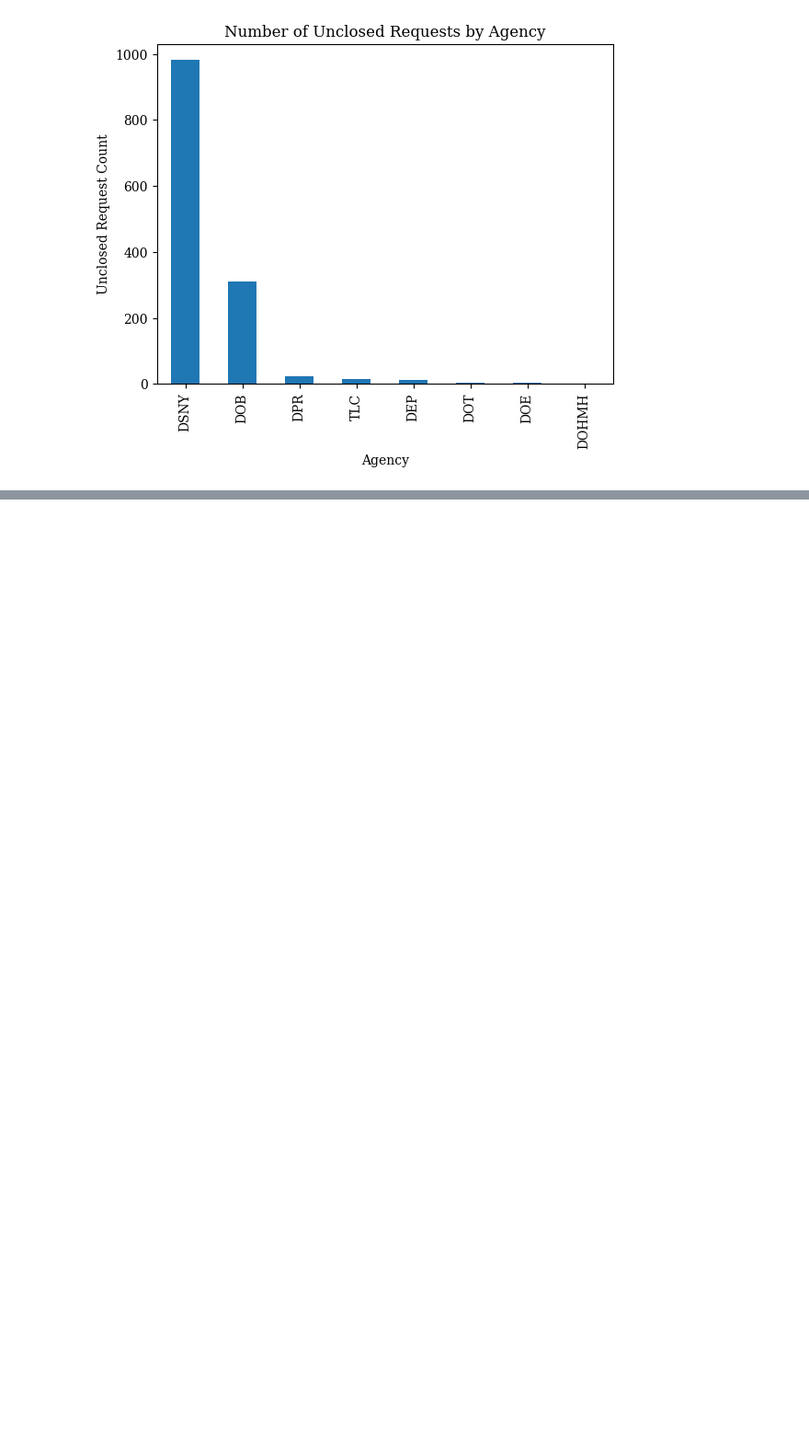
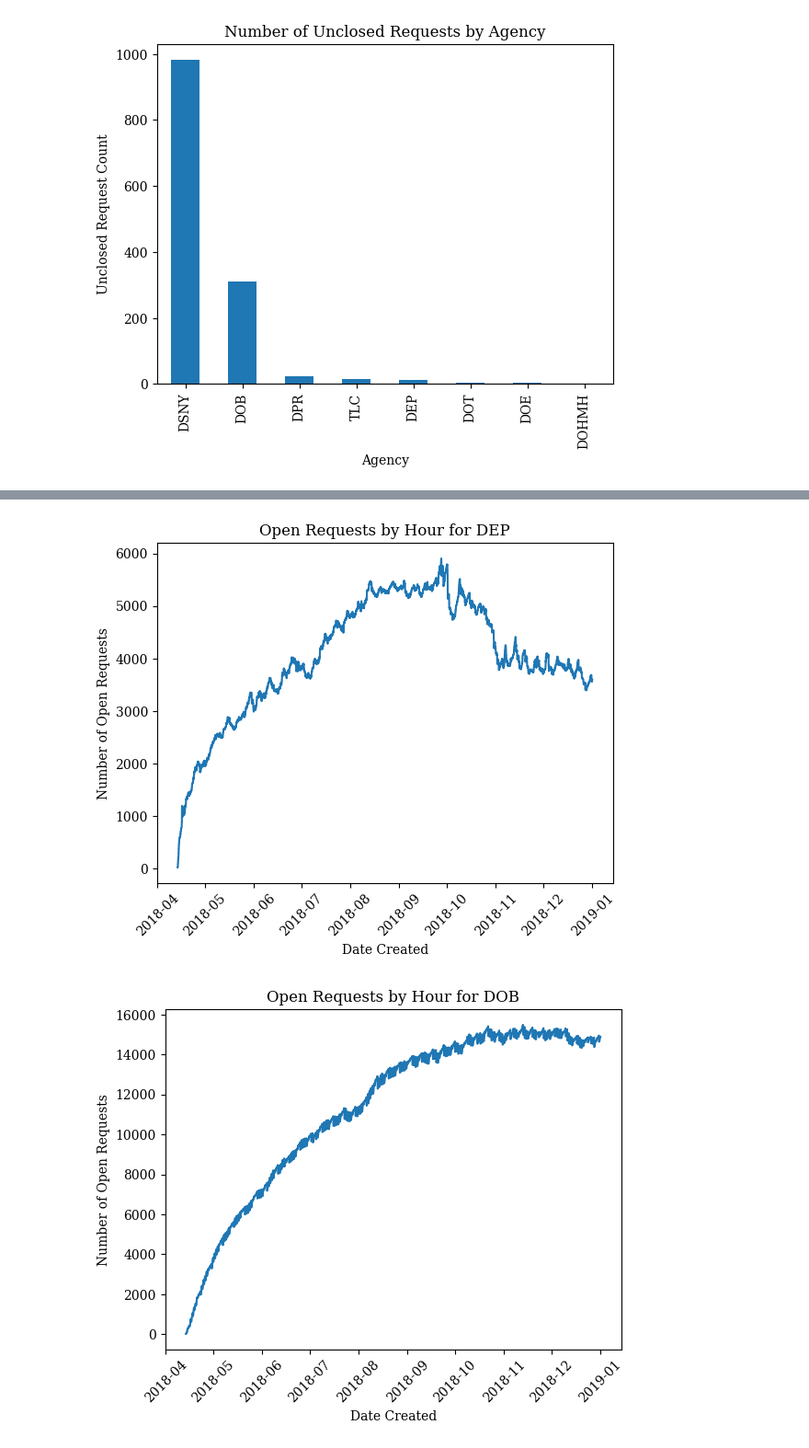
Before and after one commit to jamorr/Capstone, a Jupyter notebook: src/preprocessing.ipynb, the cells around one changed output, grey strips where cells are left out. Shown at 92% size. Cells and saved outputs as stored; diff of their text form; code cells hidden in the pictures; blank space fills up the shorter version.

```diff
--- a/src/preprocessing.ipynb
+++ b/src/preprocessing.ipynb
@@ -213,0 +412,14 @@ dtype: object
+# %%
+# graph number of open requests by agency for the sample
+# df[df["open_bo"]>0].groupby("borough").plot(x="created_date", y="open_bo")
+high_freq = ['HPD', 'NYPD', 'DSNY', 'DOT', 'DEP', 'DOB', 'DOF', 'DOHMH']
+for n, grp in df[df["agency"].isin(high_freq)].groupby(["agency"]):
+    # forward fill for missing days and fill first day w/ 0
+    grp['open_ag'] = grp['open_ag'].ffill().fillna(0)
+    ax = grp.plot(x="created_date", y='open_ag', title=f"Open Requests by Hour for {n[0]}", legend= False)
+    ax.set_xlabel("Date Created")
+    ax.set_ylabel("Number of Open Requests")
+    ax.tick_params(axis='x',rotation=45)
+# %% [output]
+[figure, added]
+[figure, added]
```
Also changed, not shown: parts of 26 cells of this notebook.
